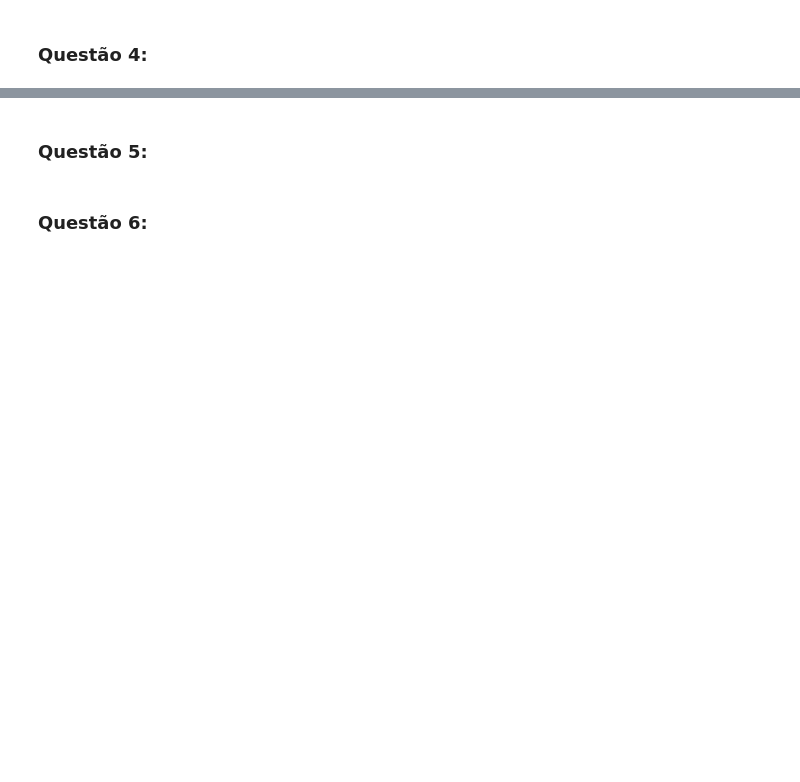
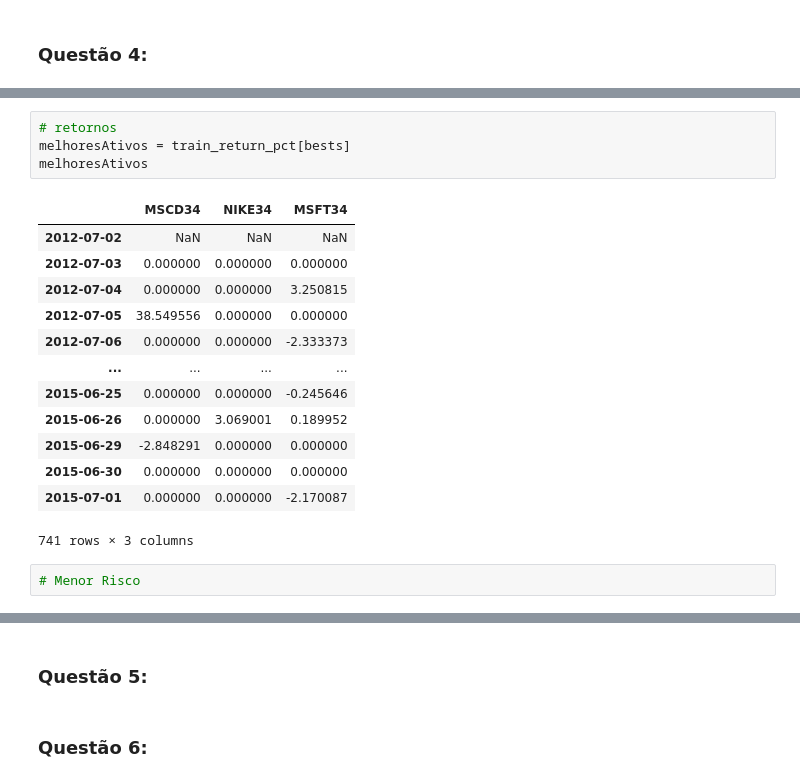
Before and after one commit to lucianosz7/PSF-Harry_Markowitz, a Jupyter notebook: Primeira_Atividade_Prática_Avaliativa_questao01_feita.ipynb, the cells around one changed output, grey strips where cells are left out. Saved outputs shown, nothing was run; the diff lists cells and outputs as text; blank space fills up the shorter version.

```diff
--- a/Primeira_Atividade_Prática_Avaliativa_questao01_feita.ipynb
+++ b/Primeira_Atividade_Prática_Avaliativa_questao01_feita.ipynb
@@ -414,0 +455,20 @@ Text(0.5, 0, 'Risco do Capital [%]')
+# %%
+# retornos
+melhoresAtivos = train_return_pct[bests]
+melhoresAtivos
+# %% [output]
+|  | MSCD34 | NIKE34 | MSFT34 |
+| 2012-07-02 | NaN | NaN | NaN |
+| 2012-07-03 | 0.000000 | 0.000000 | 0.000000 |
+| 2012-07-04 | 0.000000 | 0.000000 | 3.250815 |
+| 2012-07-05 | 38.549556 | 0.000000 | 0.000000 |
+| 2012-07-06 | 0.000000 | 0.000000 | -2.333373 |
+| ... | ... | ... | ... |
+| 2015-06-25 | 0.000000 | 0.000000 | -0.245646 |
+| 2015-06-26 | 0.000000 | 3.069001 | 0.189952 |
+| 2015-06-29 | -2.848291 | 0.000000 | 0.000000 |
+| 2015-06-30 | 0.000000 | 0.000000 | 0.000000 |
+| 2015-07-01 | 0.000000 | 0.000000 | -2.170087 |
+741 rows × 3 columns
+# %%
+# Menor Risco
```
Also changed, not shown: parts of 24 cells of this notebook.
